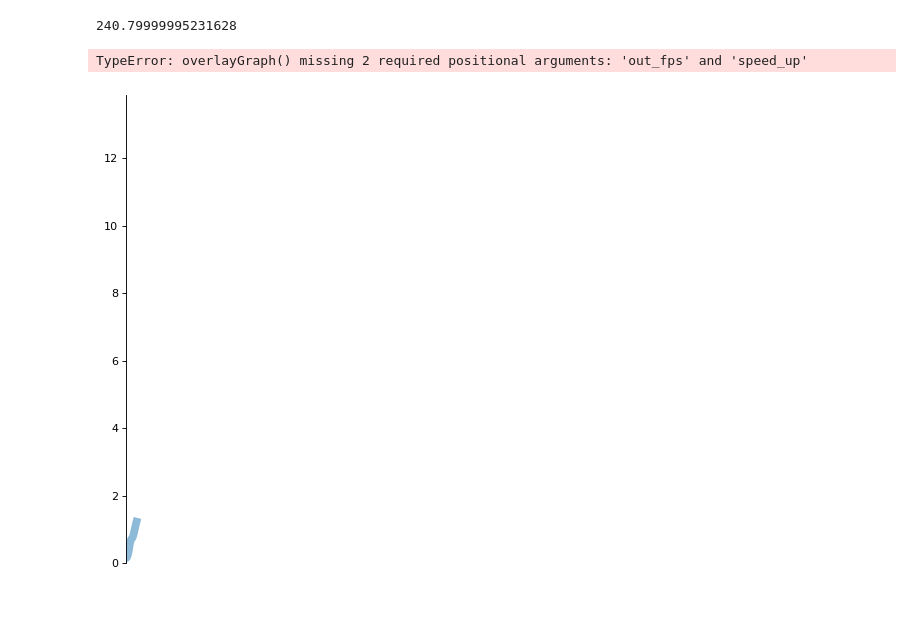
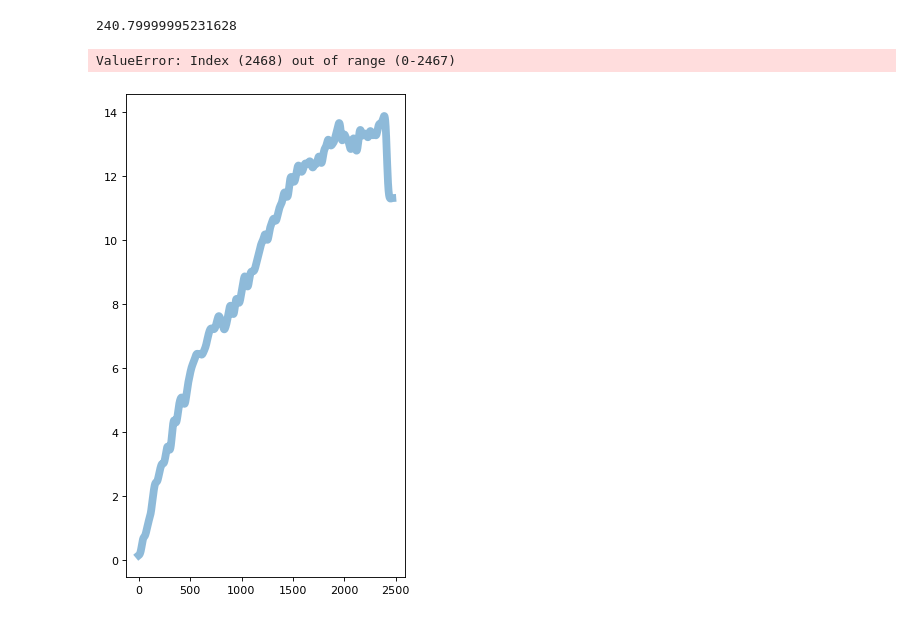
Before and after one commit to ChristopherRussell/MAMMUT-STARTHACK21, a Jupyter notebook: animated_graph_video.ipynb, the cells around one changed output. Drawn from its saved outputs; the diff is of its cells as text; code cells hidden in the pictures.

```diff
--- a/animated_graph_video.ipynb
+++ b/animated_graph_video.ipynb
@@ -220,23 +149,58 @@ def overlayGraph(videofile, outfile, graphFunc, out_fps, speed_up):
 # %%
+from PIL import Image
+import numpy as np
+import matplotlib.pyplot as plt
+from matplotlib.offsetbox import OffsetImage, AnnotationBbox
+from matplotlib.cbook import get_sample_data
 h5_file_name = './data/overhang/bae8f52c-407e-5f89-a8e3-61fcca51ee0a.h5'
 f = h5py.File(h5_file_name, 'r')
 height_profile = f['climbs/0/height_profile']
 max_height = max(height_profile)
 len_height = len(height_profile)
-def graphFunc(time, frame):
+rocket = Image.open('../rocket.png')
+rocket = rocket.resize((50,50))
+
+def imscatter(x, y, image, ax=None, zoom=1):
+    if ax is None:
+        ax = plt.gca()
+    try:
+        image = plt.imread(image)
+    except TypeError:
+        # Likely already an array...
+        pass
+    im = OffsetImage(image, zoom=zoom)
+    x, y = np.atleast_1d(x, y)
+    artists = []
+    for x0, y0 in zip(x, y):
+        ab = AnnotationBbox(im, (x0, y0), xycoords='data', frameon=False)
+        artists.append(ax.add_artist(ab))
+    ax.update_datalim(np.column_stack([x, y]))
+    ax.autoscale()
+    return artists
+
+def rocketGraphFunc(time, frame):
     if time > len_height:
         return True
     plt.clf()
     # for '/climbs/0/height_profile' we are sampling at 10Hz, i.e. every 0.1s
-    ind = min(math.floor(time/0.1), len_height) # stay in bounds
+    ind = min(math.floor(time/0.1), len_height - 1) # stay in bounds
     plt.plot(height_profile[:math.floor(time/0.1)], linewidth=7.0, alpha=0.5)
+
+    ax = plt.gca()
+    imscatter([math.floor(time/0.1)], [height_profile[math.floor(time/0.1)]],
+              '../rocket.png', zoom=0.1, ax=ax)
     plt.ylim(0,max_height)
     plt.xlim(0,len_height)
-    ax = plt.gca()
+
     ax.spines["top"].set_visible(False)
     ax.spines["right"].set_visible(False)
     ax.spines["bottom"].set_visible(False)
     ax.axes.xaxis.set_visible(False)
+
+    fig_width = frame.shape[0]
+    fig_height = frame.shape[1]
+    #plt.figimage(rocket, xo=(math.floor(time/0.1)/len_height) * fig_width,
+    #                     yo=(height_profile[math.floor(time/0.1)]/max_height) * fig_height)
 
     plt.savefig('plot.png', transparent=True)
 
@@ -245,7 +209,7 @@ def graphFunc(time, frame):
     overlay = cv2.imread('plot.png', cv2.IMREAD_UNCHANGED)
     new_frame = frame
 
-    y_offset = x_offset = 5
+    y_offset = x_offset = 0
     y1, y2 = y_offset, y_offset + overlay.shape[0]
     x1, x2 = x_offset, x_offset + overlay.shape[1]
     alpha_o = overlay[:, :, 3] / 255.0
@@ -257,10 +221,7 @@ def graphFunc(time, frame):
 
     return new_frame
 # %%
-overlayGraph('./data/overhang/Overhang.mp4', 'graphvid.mp4', graphFunc)
+overlayGraph('./data/overhang/Overhang.mp4', 'graphvid.mp4', rocketGraphFunc, 8, 10000, 60, 5)
 # %% [output]
-TypeError: overlayGraph() missing 2 required positional arguments: 'out_fps' and 'speed_up'
+ValueError: Index (2468) out of range (0-2467)
+[figure, added]
-# %%
-overlayGraph('./test.mp4', 'graphvid.mp4', graphFunc, 45, 2)
-# %% [output]
-[figure, removed]
```
Also changed, not shown: parts of 11 cells of this notebook, 1 other file.
